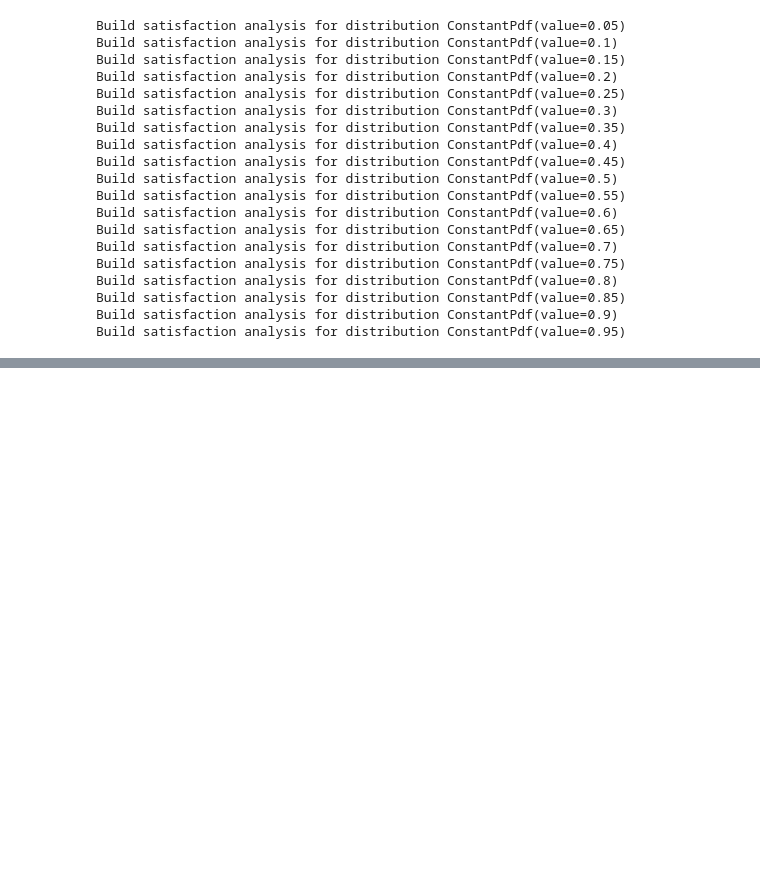
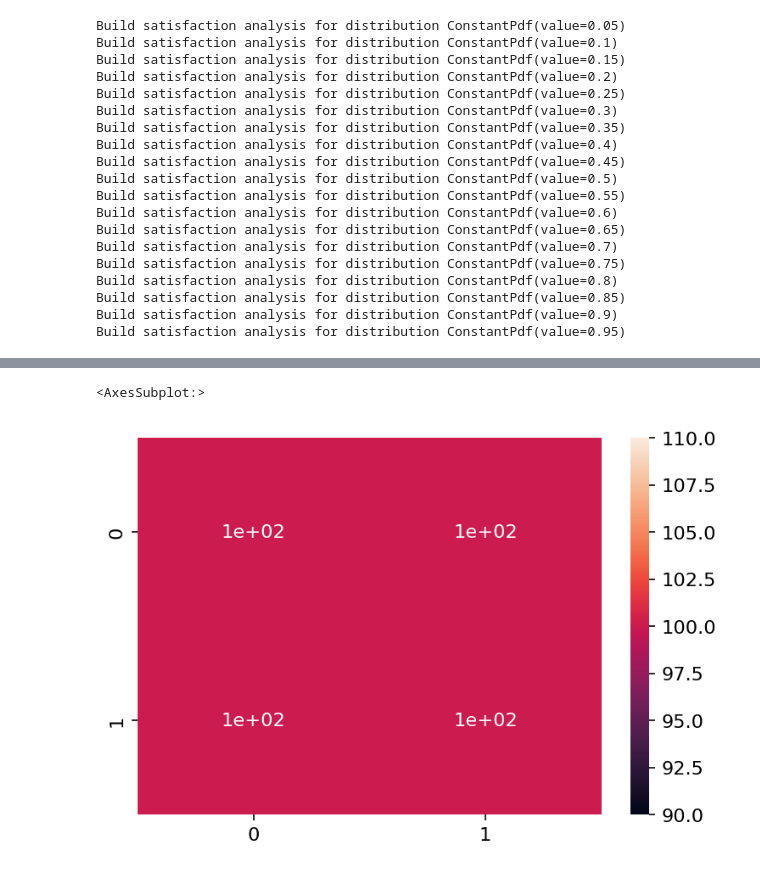
Before and after one commit to lquante/social_agent_based_modelling, a Jupyter notebook: notebooks/ClusterAnalysis2.ipynb, the cells around one changed output, grey strips where cells are left out. Cells and saved outputs as stored; diff of their text form; code cells hidden in the pictures; blank space fills up the shorter version.

```diff
--- a/notebooks/ClusterAnalysis2.ipynb
+++ b/notebooks/ClusterAnalysis2.ipynb
@@ -532,0 +610,68 @@ plt.show()
+# %%
+def chessboard_distance(point1, point2):
+    return max([abs(point1[0] - point2[0]), abs(point1[1] - point2[1])])
+
+def nearest_opponent_fit_slow(X_):
+    h, w = X_.shape
+    extended_arr = np.concatenate([X_] * 3, axis=0)
+    extended_arr = np.concatenate([extended_arr] * 3, axis=1)
+    transformed = np.ones(extended_arr.shape) * 100
+    for (i, j), v in np.ndenumerate(extended_arr):
+        for (k, l), v2 in np.ndenumerate(extended_arr):
+            if v != v2:
+                transformed[i, j] = min(transformed[i, j], chessboard_distance((i, j), (k, l)))
+    return transformed[h:2*h, w:2*w]
+
+def CDT_custom_impl(decisions):
+    transformed = np.ones(decisions.shape) * 100
+    transformed = np.multiply(transformed, decisions == 1)
+    n_rows, n_cols = decisions.shape
+    for i in range(n_rows):
+        for j in range(n_cols):
+            if decisions[i, j] == 1:
+                if i > 0 and i < n_rows-1 and j > 0:
+                    transformed[i, j] = \
+                        min(transformed[i-1, j-1], transformed[i, j-1], transformed[i-1, j], transformed[i+1, j-1]) + 1
+                elif i > 0 and j > 0:
+                    transformed[i, j] = \
+                        min(transformed[i-1, j-1], transformed[i, j-1], transformed[i-1, j]) + 1
+                elif i == 0 and j > 0:
+                    transformed[i, j] = min(transformed[i, j-1], transformed[i+1, j-1]) + 1
+                elif i > 0 and j == 0:
+                    transformed[i, j] = transformed[i-1, j] + 1
+    for i in range(n_rows-1, -1, -1):
+        for j in range(n_cols-1, -1, -1):
+            if decisions[i, j] == 1:
+                val = 100
+                if i < n_rows-1 and j < n_cols-1:
+                    val = \
+                        min(transformed[i+1, j+1], transformed[i, j+1], transformed[i+1, j], transformed[i-1, j+1]) + 1
+                elif i == n_rows-1 and j < n_cols-1:
+                    val = min(transformed[i, j+1], transformed[i-1, j+1]) + 1
+                elif i < n_rows-1 and j == n_cols-1:
+                    val = transformed[i+1, j] + 1
+                transformed[i, j] = min(transformed[i, j], val)
+    return transformed
+
+def CDT_custom_impl_fit(X_):
+    h, w = X_.shape
+    a, b = 0, 1
+    extended_arr = np.concatenate([X_] * 3, axis=0)
+    extended_arr = np.concatenate([extended_arr] * 3, axis=1)
+    extended_arr = np.concatenate([X_] * 3, axis=0)
+    extended_arr = np.concatenate([extended_arr] * 3, axis=1)
+    dist_transform_a = CDT_custom_impl(~(extended_arr == a))
+    dist_transform_b = CDT_custom_impl(~(extended_arr == b))
+    dist_transform_a = dist_transform_a[h:2*h, w:2*w]
+    dist_transform_b = dist_transform_b[h:2*h, w:2*w]
+    return np.where(X_ == b, dist_transform_a, dist_transform_b)
+
+chessboard_distance((0, 0), (1, 2))
+
+t = nearest_opponent_fit_slow(grid_decision[:10, :10])
+
+t = nearest_opponent_fit_slow(grid_decision[:2, :2])
+sns.heatmap(t, annot=True)
+# %% [output]
+<AxesSubplot:>
+[figure, added]
```
Also changed, not shown: parts of 30 cells of this notebook, 1 other file.
